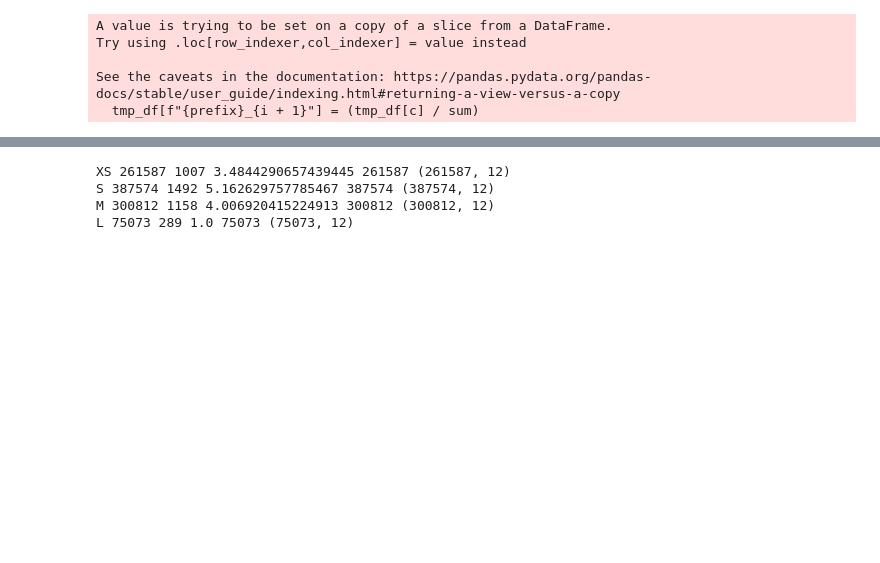
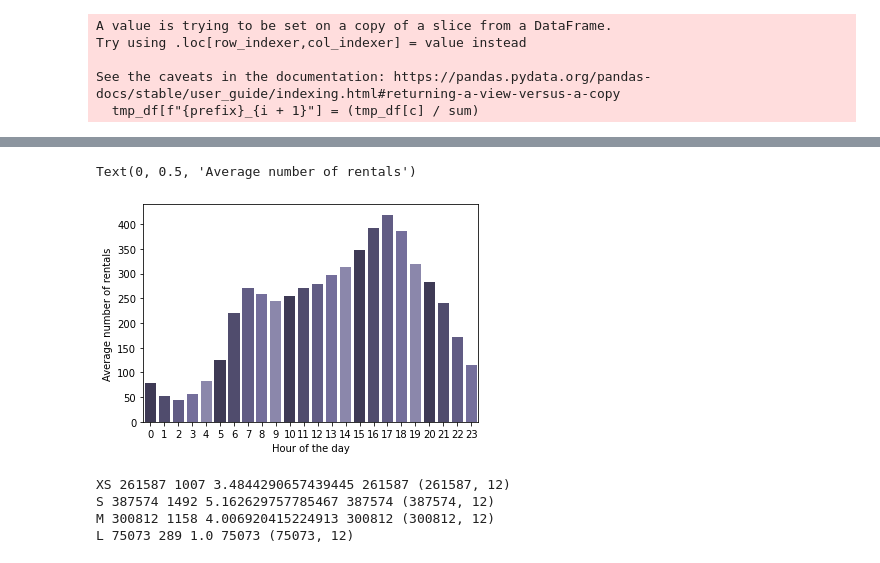
Before and after one commit to lucafanselau/bachelor-seminar-thesis, a Jupyter notebook: src/vehicle-choice-model.ipynb, the cells around one changed output, grey strips where cells are left out. Saved outputs shown, nothing was run; the diff lists cells and outputs as text; code cells hidden in the pictures; blank space fills up the shorter version.

```diff
--- a/src/vehicle-choice-model.ipynb
+++ b/src/vehicle-choice-model.ipynb
@@ -94,0 +126,7 @@ dtype: float64
+# %%
+simulation_districts = ["Pankow", "Reinickendorf", "Friedrichshain-Kreuzberg", "Charlottenburg-Wilmersdorf"]
+
+relevant_data = car_df.loc[car_df["Bezirk"].isin(simulation_districts), "datetime_start"]
+
+r = pd.to_datetime(relevant_data,errors='coerce', utc=True)
+hour_df = pd.DataFrame(data={"day": r.dt.date, "hour": r.dt.hour, "id": relevant_data.index})
@@ -95,3 +149,16 @@ dtype: float64
+# %%
+hd = hour_df.groupby(["day", "hour"]).count()
+# palette = sns.light_palette("#786fa6")
+# sns.barplot(x=hd.index, y=hd.values, palette=palette
+daily_demand = hd.groupby("hour").mean().round()
+
+palette = sns.color_palette(["#3B3659", "#4C4672", "#5C558B", "#6F67A2", "#8781B1"])
+sns.barplot(data=daily_demand, x=daily_demand.index, y="id", palette=palette)
+plt.xlabel("Hour of the day")
+plt.ylabel("Average number of rentals")
+# %% [output]
+Text(0, 0.5, 'Average number of rentals')
+[figure, added]
 # %%
 # Figure out the availability of classes
 unique_cars = car_df.groupby("class")["id"].nunique()
```
Also changed, not shown: parts of 8 cells of this notebook, 8 other files.
